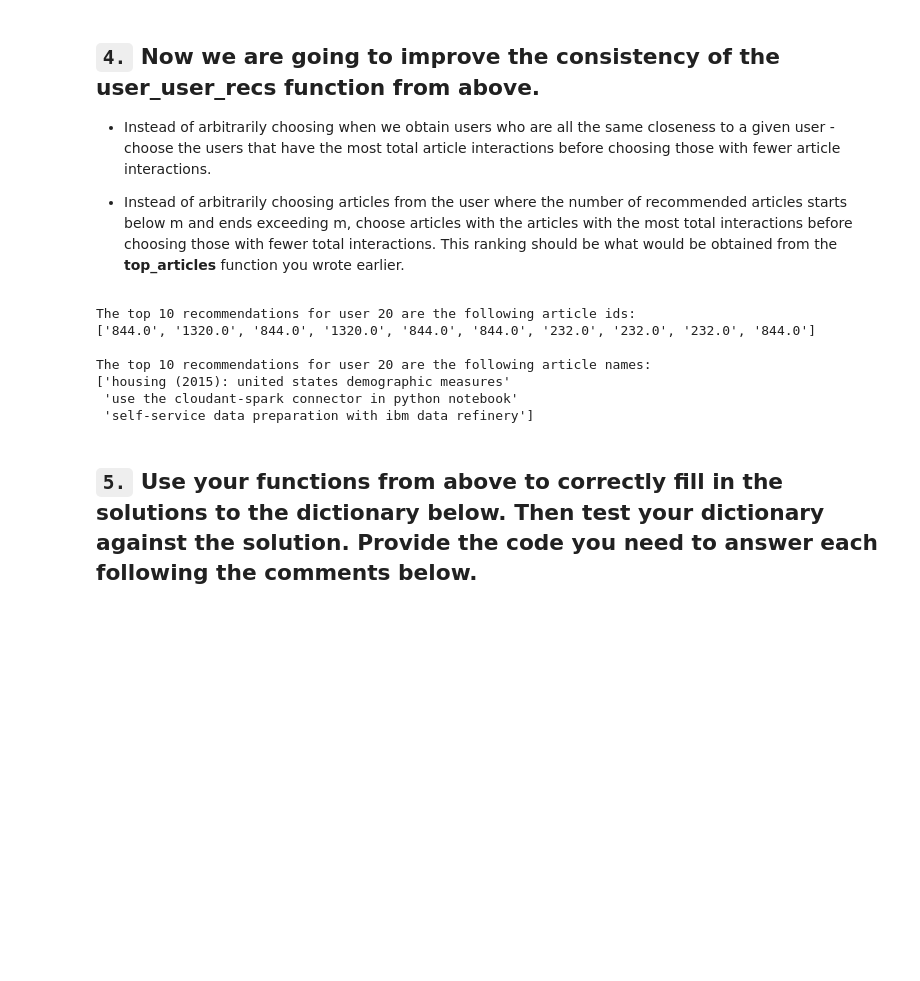
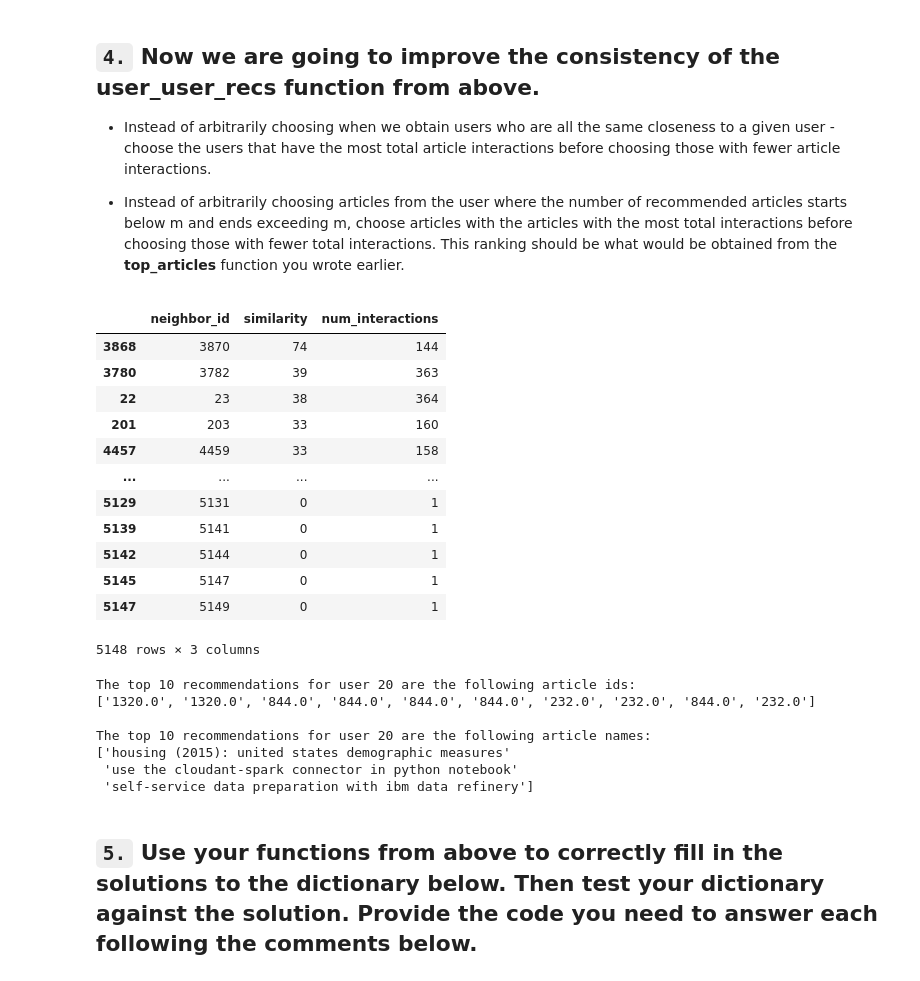
Before and after one commit to Parthian-Sunrise/udacity-ds-recom-engine, a Jupyter notebook: notebooks/recommendation_engine.ipynb, the cells around one changed output. Cells and saved outputs as stored; diff of their text form; code cells hidden in the pictures; blank space fills up the shorter version.

```diff
--- a/notebooks/recommendation_engine.ipynb
+++ b/notebooks/recommendation_engine.ipynb
@@ -638,11 +638,11 @@ def get_top_sorted_users(user_id, df=df, user_item=user_item):
     # Calculate array of similarities by taking dot prod with central user for non central users
     similarities = np.dot(non_central_users, central_user_row)
 
-    # Get interaction counts using the matrix rows
-    interactions = non_central_users.sum(axis=1)
-
     # Get ids from user item index (as we used array operations above it will align with similarities and interactions)
     row_ids = user_item.drop(index=user_id).index
+
+    # Get interaction counts using the matrix rows
+    interactions = df[df["user_id"] != user_id][["user_id","article_id"]].groupby(by="user_id",as_index=False).agg("count").sort_values(by="user_id",ascending=True)["article_id"].to_list()
 
     # Sort by similarity and interactions
     neighbors_df = pd.DataFrame({"neighbor_id": row_ids, "similarity" : similarities, "num_interactions" : interactions})
@@ -726,6 +726,23 @@ def user_user_recs_part2(user_id, m=10):
     rec_names = get_article_names(recs)
 
     return recs, rec_names
+# %%
+# Check function works
+get_top_sorted_users(131)
+# %% [output]
+|  | neighbor_id | similarity | num_interactions |
+| 3868 | 3870 | 74 | 144 |
+| 3780 | 3782 | 39 | 363 |
+| 22 | 23 | 38 | 364 |
+| 201 | 203 | 33 | 160 |
+| 4457 | 4459 | 33 | 158 |
+| ... | ... | ... | ... |
+| 5129 | 5131 | 0 | 1 |
+| 5139 | 5141 | 0 | 1 |
+| 5142 | 5144 | 0 | 1 |
+| 5145 | 5147 | 0 | 1 |
+| 5147 | 5149 | 0 | 1 |
+5148 rows × 3 columns
 # %%
 # Quick spot check - don't change this code - just use it to test your functions
 rec_ids, rec_names = user_user_recs_part2(20, 10)
@@ -736,7 +753,7 @@ print("The top 10 recommendations for user 20 are the following article names:")
 print(rec_names)
 # %% [output]
 The top 10 recommendations for user 20 are the following article ids:
-['844.0', '1320.0', '844.0', '1320.0', '844.0', '844.0', '232.0', '232.0', '232.0', '844.0']
+['1320.0', '1320.0', '844.0', '844.0', '844.0', '844.0', '232.0', '232.0', '844.0', '232.0']
 
 The top 10 recommendations for user 20 are the following article names:
 ['housing (2015): united states demographic measures'
```
Also changed, not shown: parts of 7 cells of this notebook.
